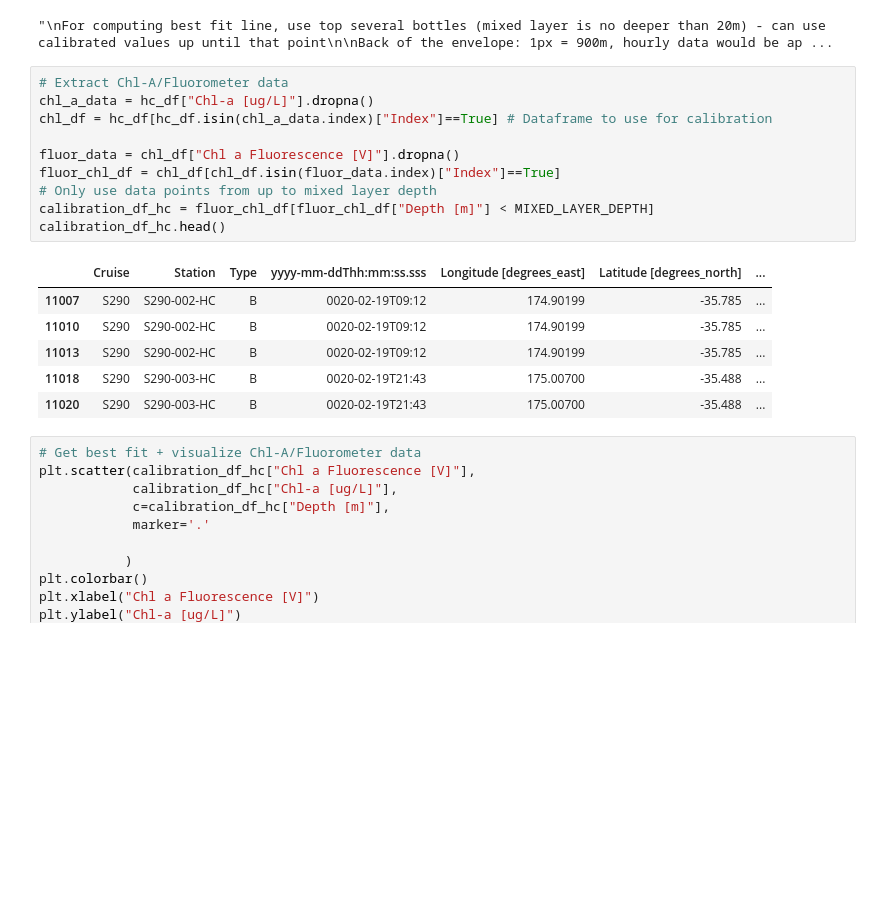
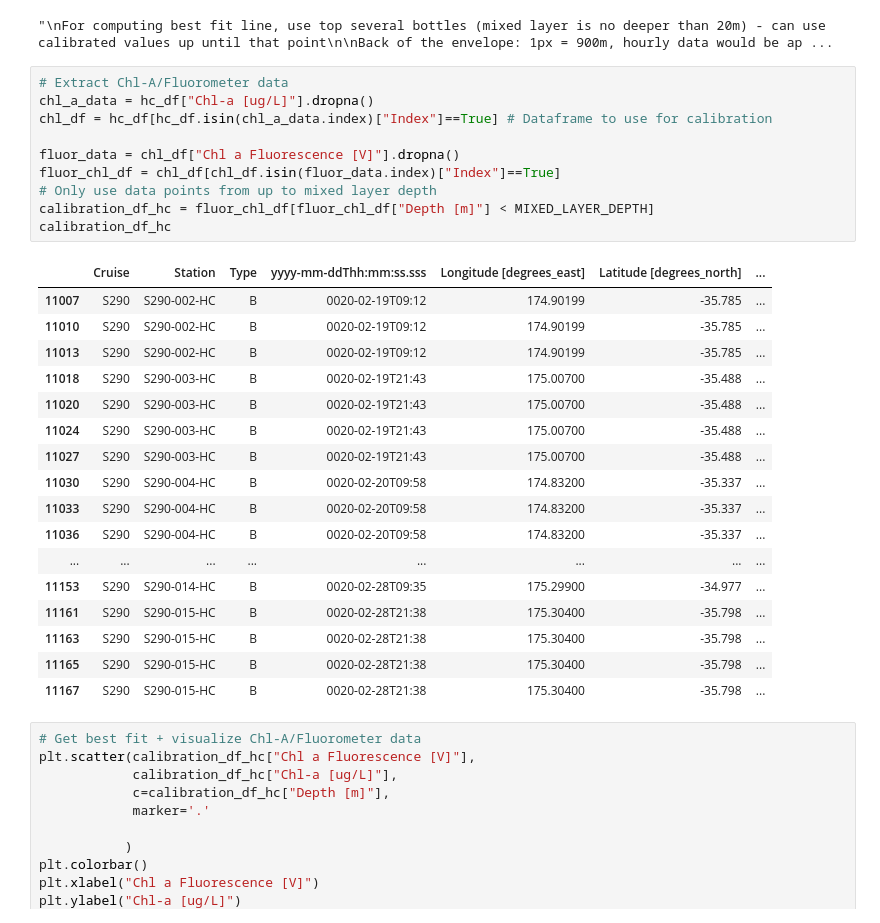
Before and after one commit to AmyPhung/chl-a-comparison, a Jupyter notebook: Workbook8.ipynb, the cells around one changed output. Saved outputs shown, nothing was run; the diff lists cells and outputs as text; blank space fills up the shorter version.

```diff
--- a/Workbook8.ipynb
+++ b/Workbook8.ipynb
@@ -601,20 +601,31 @@ Raw data is not really useful - things can't change in a couple of seconds
 # %%
 # Extract Chl-A/Fluorometer data
 chl_a_data = hc_df["Chl-a [ug/L]"].dropna()
 chl_df = hc_df[hc_df.isin(chl_a_data.index)["Index"]==True] # Dataframe to use for calibration
 
 fluor_data = chl_df["Chl a Fluorescence [V]"].dropna()
 fluor_chl_df = chl_df[chl_df.isin(fluor_data.index)["Index"]==True]
 # Only use data points from up to mixed layer depth
 calibration_df_hc = fluor_chl_df[fluor_chl_df["Depth [m]"] < MIXED_LAYER_DEPTH]
-calibration_df_hc.head()
+calibration_df_hc
 # %% [output]
 |  | Cruise | Station | Type | yyyy-mm-ddThh:mm:ss.sss | Longitude [degrees_east] | Latitude [degrees_north] | ... |
 | 11007 | S290 | S290-002-HC | B | 0020-02-19T09:12 | 174.90199 | -35.785 | ... |
 | 11010 | S290 | S290-002-HC | B | 0020-02-19T09:12 | 174.90199 | -35.785 | ... |
 | 11013 | S290 | S290-002-HC | B | 0020-02-19T09:12 | 174.90199 | -35.785 | ... |
 | 11018 | S290 | S290-003-HC | B | 0020-02-19T21:43 | 175.00700 | -35.488 | ... |
 | 11020 | S290 | S290-003-HC | B | 0020-02-19T21:43 | 175.00700 | -35.488 | ... |
+| 11024 | S290 | S290-003-HC | B | 0020-02-19T21:43 | 175.00700 | -35.488 | ... |
+| 11027 | S290 | S290-003-HC | B | 0020-02-19T21:43 | 175.00700 | -35.488 | ... |
+| 11030 | S290 | S290-004-HC | B | 0020-02-20T09:58 | 174.83200 | -35.337 | ... |
+| 11033 | S290 | S290-004-HC | B | 0020-02-20T09:58 | 174.83200 | -35.337 | ... |
+| 11036 | S290 | S290-004-HC | B | 0020-02-20T09:58 | 174.83200 | -35.337 | ... |
+| ... | ... | ... | ... | ... | ... | ... | ... |
+| 11153 | S290 | S290-014-HC | B | 0020-02-28T09:35 | 175.29900 | -34.977 | ... |
+| 11161 | S290 | S290-015-HC | B | 0020-02-28T21:38 | 175.30400 | -35.798 | ... |
+| 11163 | S290 | S290-015-HC | B | 0020-02-28T21:38 | 175.30400 | -35.798 | ... |
+| 11165 | S290 | S290-015-HC | B | 0020-02-28T21:38 | 175.30400 | -35.798 | ... |
+| 11167 | S290 | S290-015-HC | B | 0020-02-28T21:38 | 175.30400 | -35.798 | ... |
 # %%
 # Get best fit + visualize Chl-A/Fluorometer data
 plt.scatter(calibration_df_hc["Chl a Fluorescence [V]"],
```
Also changed, not shown: parts of 2 cells of this notebook, 1 other file.
